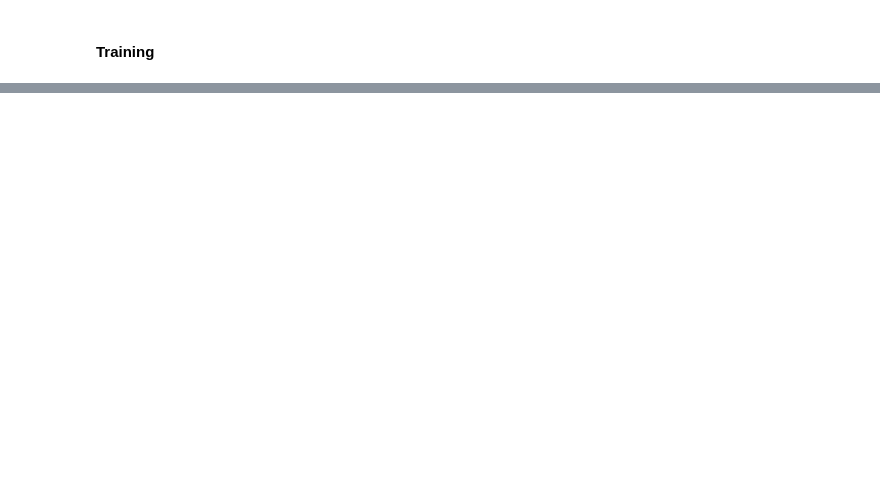
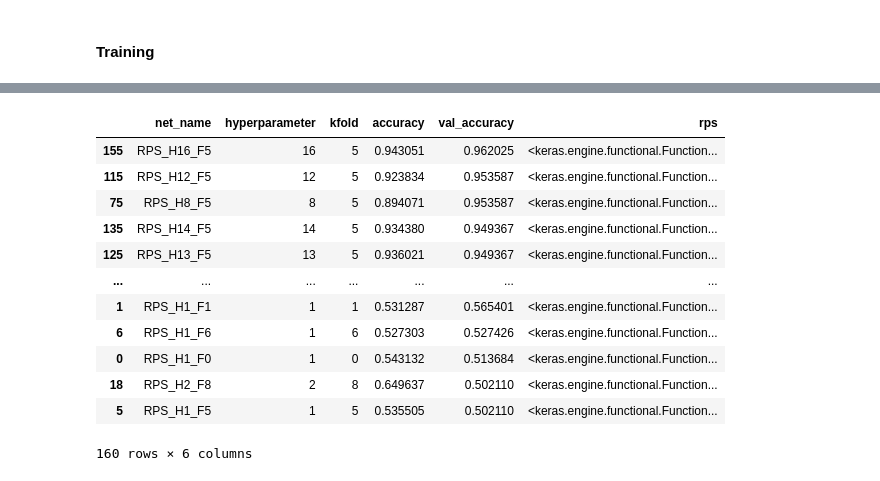
Before and after one commit to renatohack/Robotics-and-Computer-Vision, a Jupyter notebook: 2 - Computer Vision/cv/AT/src/krps-folder.ipynb, the cells around one changed output, grey strips where cells are left out. Saved outputs shown, nothing was run; the diff lists cells and outputs as text; code cells hidden in the pictures; blank space fills up the shorter version.

```diff
--- a/2 - Computer Vision/cv/AT/src/krps-folder.ipynb
+++ b/2 - Computer Vision/cv/AT/src/krps-folder.ipynb
@@ -156,0 +178,18 @@ IndexError: too many indices for array: array is 0-dimensional, but 1 were index
+# %%
+results = pandas.DataFrame.from_records(result_list)
+results.columns = ["net_name", 'hyperparameter', "kfold", score_metric, f"val_{score_metric}", "rps"]
+results.sort_values("val_accuracy", ascending = False)
+# %% [output]
+|  | net_name | hyperparameter | kfold | accuracy | val_accuracy | rps |
+| 155 | RPS_H16_F5 | 16 | 5 | 0.943051 | 0.962025 | <keras.engine.functional.Function... |
+| 115 | RPS_H12_F5 | 12 | 5 | 0.923834 | 0.953587 | <keras.engine.functional.Function... |
+| 75 | RPS_H8_F5 | 8 | 5 | 0.894071 | 0.953587 | <keras.engine.functional.Function... |
+| 135 | RPS_H14_F5 | 14 | 5 | 0.934380 | 0.949367 | <keras.engine.functional.Function... |
+| 125 | RPS_H13_F5 | 13 | 5 | 0.936021 | 0.949367 | <keras.engine.functional.Function... |
+| ... | ... | ... | ... | ... | ... | ... |
+| 1 | RPS_H1_F1 | 1 | 1 | 0.531287 | 0.565401 | <keras.engine.functional.Function... |
+| 6 | RPS_H1_F6 | 1 | 6 | 0.527303 | 0.527426 | <keras.engine.functional.Function... |
+| 0 | RPS_H1_F0 | 1 | 0 | 0.543132 | 0.513684 | <keras.engine.functional.Function... |
+| 18 | RPS_H2_F8 | 2 | 8 | 0.649637 | 0.502110 | <keras.engine.functional.Function... |
+| 5 | RPS_H1_F5 | 1 | 5 | 0.535505 | 0.502110 | <keras.engine.functional.Function... |
+160 rows × 6 columns
```
Also changed, not shown: parts of 4 cells of this notebook.
